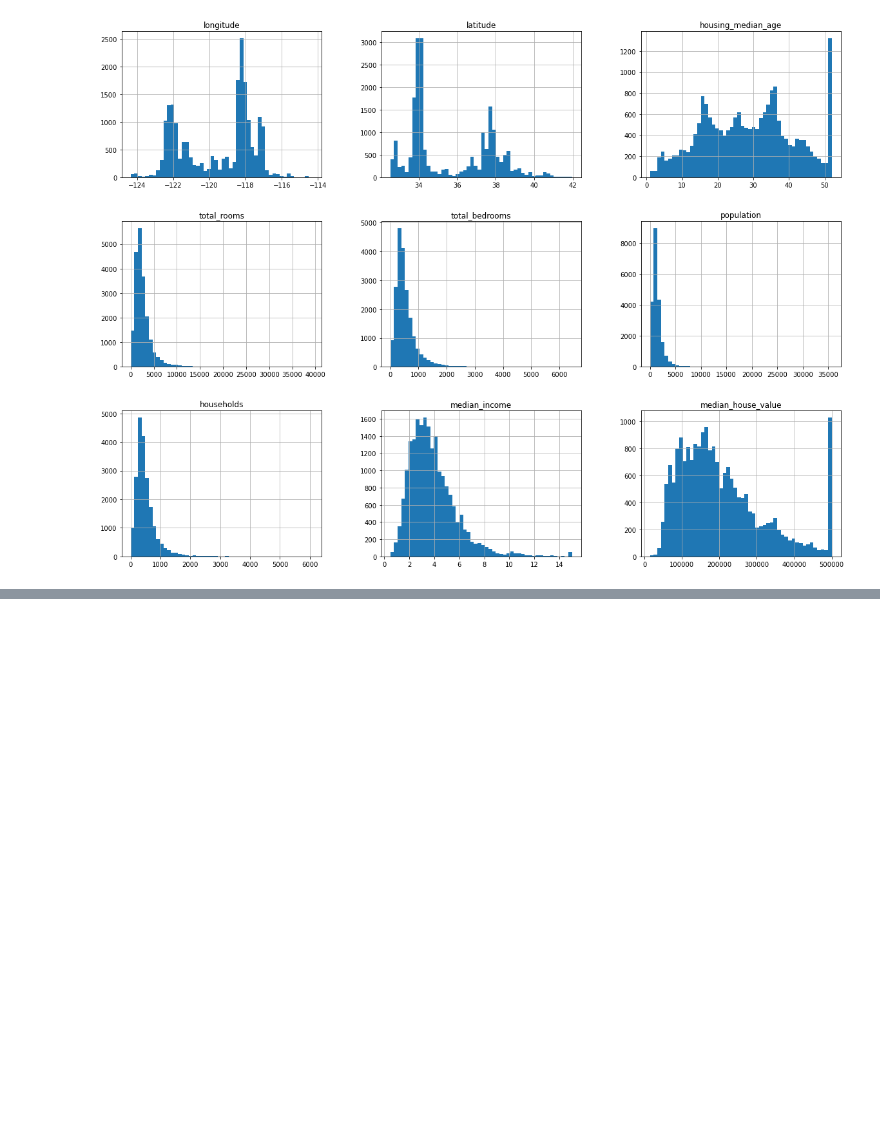
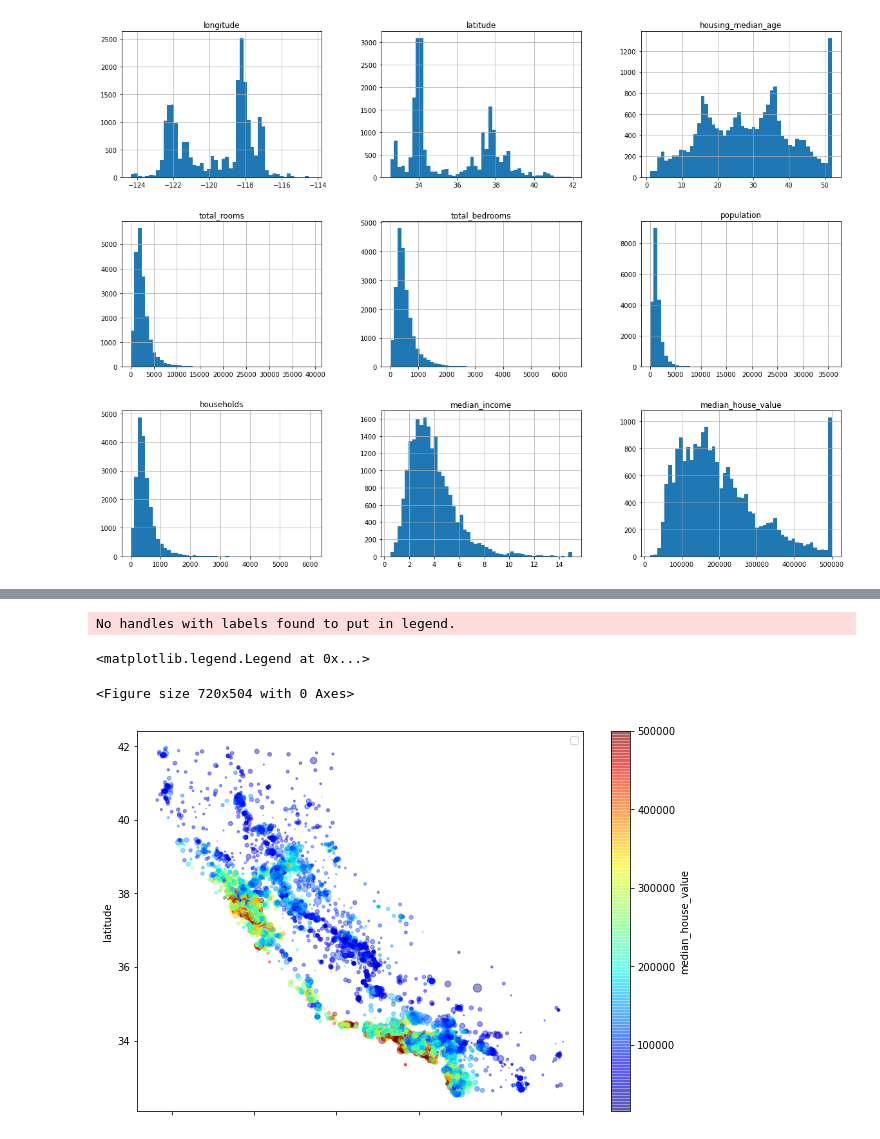
Before and after one commit to kdesh96/Hands-on-ML2, a Jupyter notebook: Ch2 End to End ML Project.ipynb, the cells around one changed output, grey strips where cells are left out. Drawn from its saved outputs; the diff is of its cells as text; code cells hidden in the pictures; blank space fills up the shorter version.

```diff
--- a/Ch2 End to End ML Project.ipynb
+++ b/Ch2 End to End ML Project.ipynb
@@ -88,0 +130,13 @@ array([[<AxesSubplot:title={'center':'longitude'}>,
+# %%
+plt.figure(figsize=(10,7))
+housing.plot(kind='scatter', x='longitude', y='latitude'
+                , alpha=0.4
+                , s=housing['population']/100
+                , c='median_house_value', cmap=plt.get_cmap('jet')
+                , figsize=(10,7))
+plt.legend()
+# %% [output]
+No handles with labels found to put in legend.
+<matplotlib.legend.Legend at 0x...>
+<Figure size 720x504 with 0 Axes>
+[figure, added]
```
Also changed, not shown: parts of 19 cells of this notebook.
